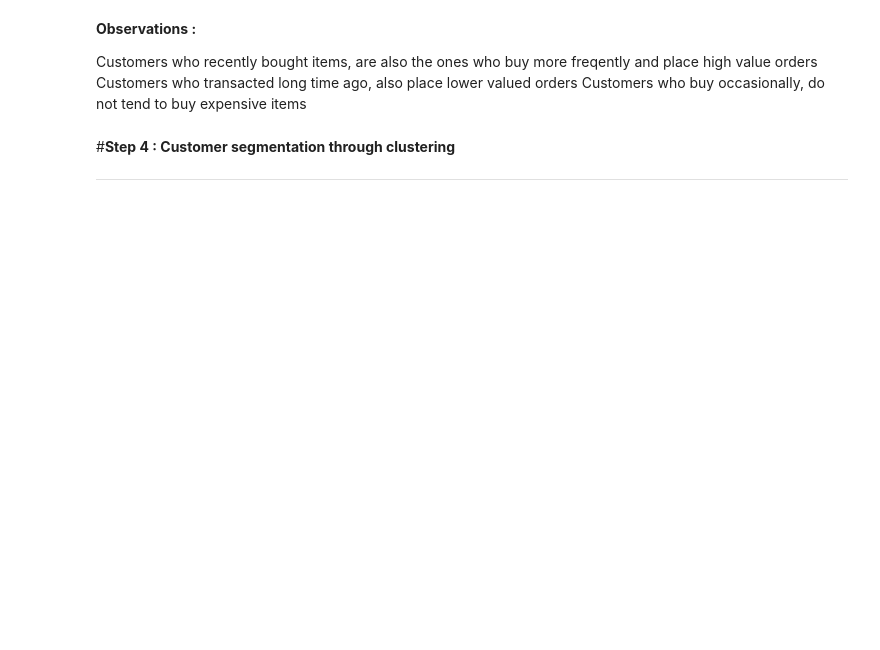
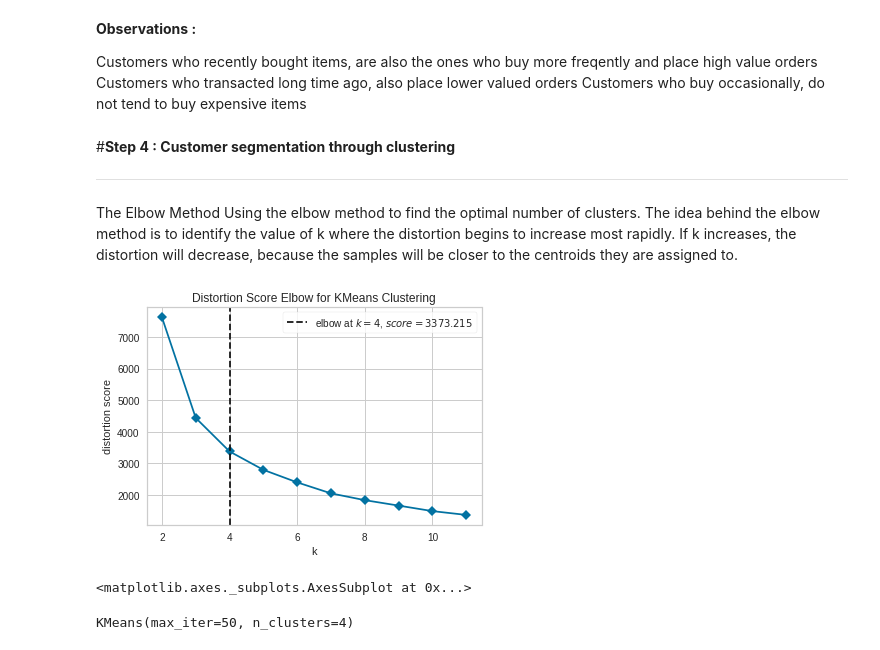
Before and after one commit to omkar123katare/Capstone_4_Netflicks_movies_and_TV_shoes_clustering, a Jupyter notebook: Online_Retail_Customer_Segmentation_Capstone_Project.ipynb, the cells around one changed output. Drawn from its saved outputs; the diff is of its cells as text; code cells hidden in the pictures; blank space fills up the shorter version.

Commit message:
ML models for clustering ( KMeans, Hierarchical, DBSCAN and validation using silhouette Scores)

```diff
--- a/Online_Retail_Customer_Segmentation_Capstone_Project.ipynb
+++ b/Online_Retail_Customer_Segmentation_Capstone_Project.ipynb
@@ -1349,3 +1351,32 @@ Customers who buy occasionally, do not tend to buy expensive items
 #**Step 4 : Customer segmentation through clustering**
 
 ---
+# %% [markdown]
+The Elbow Method
+Using the elbow method to find the optimal number of clusters. The idea behind the elbow method is to identify the value of k where the distortion begins to increase most rapidly. If k increases, the distortion will decrease, because the samples will be closer to the centroids they are assigned to.
+# %%
+from sklearn.cluster import KMeans
+# from sklearn.datasets import make_blobs
+
+from yellowbrick.cluster import KElbowVisualizer
+
+# Generate synthetic dataset with 8 random clusters
+# X, y = make_blobs(n_samples=1000, n_features=12, centers=8, random_state=42)
+
+# Instantiate the clustering model and visualizer
+model = KMeans()
+visualizer = KElbowVisualizer(
+    model, k=(2,12), metric='distortion', timings=False
+)
+
+visualizer.fit(customer_RMF_df_scaled)        # Fit the data to the visualizer
+visualizer.show()
+# %% [output]
+[figure, added]
+<matplotlib.axes._subplots.AxesSubplot at 0x...>
+# %%
+# final model with k=4
+kmeans = KMeans(n_clusters=4, max_iter=50)
+kmeans.fit(customer_RMF_df_scaled)
+# %% [output]
+KMeans(max_iter=50, n_clusters=4)
```
Also changed, not shown: parts of 38 cells of this notebook.
